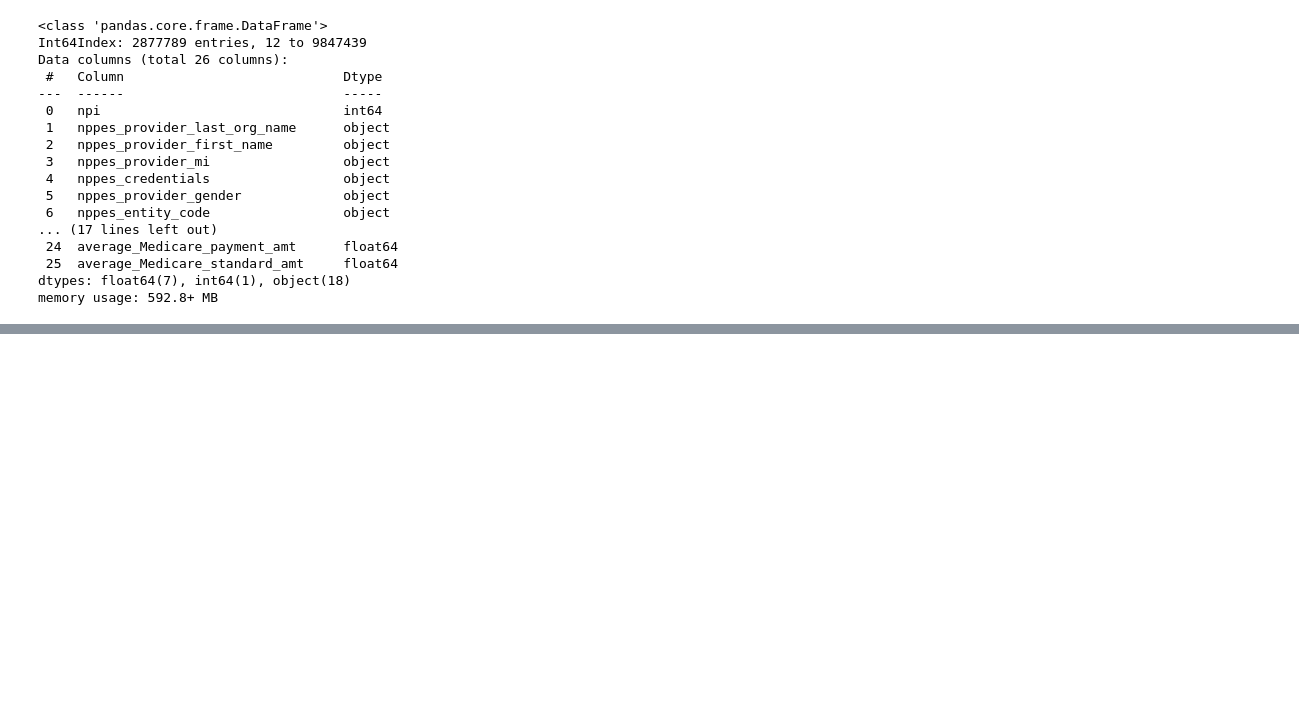
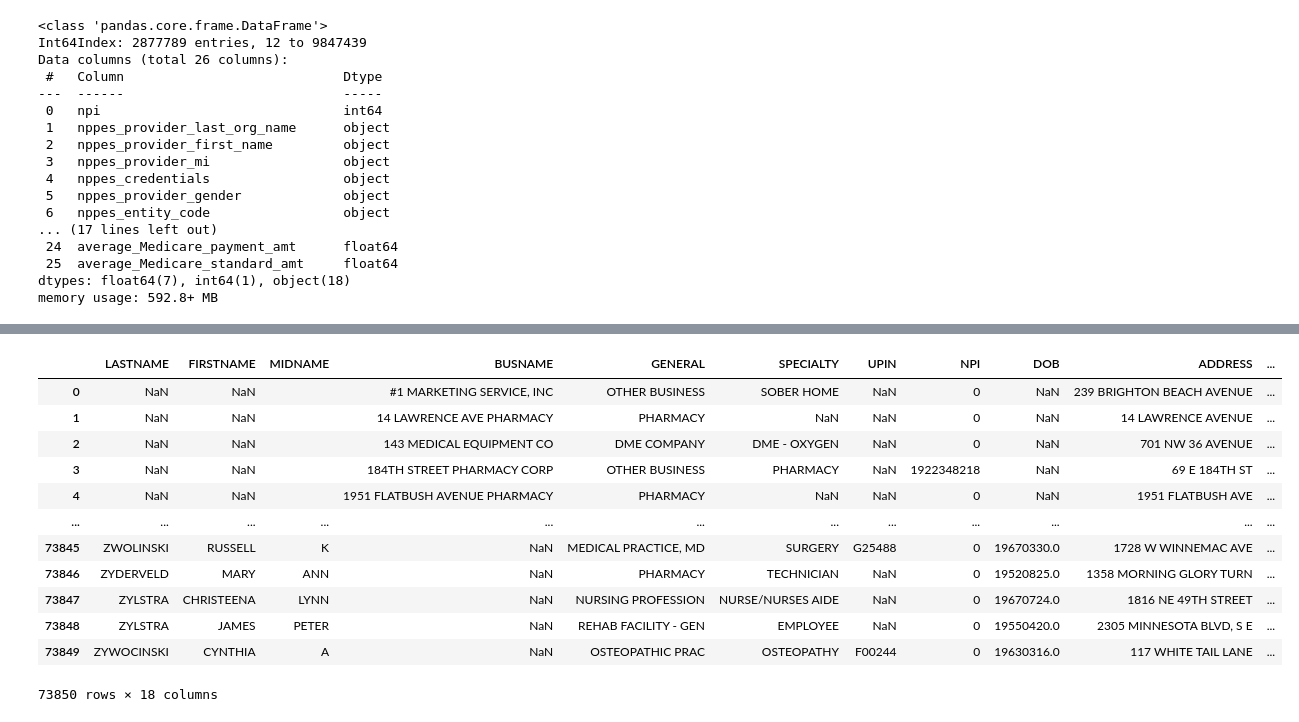
Before and after one commit to gleixners792/Final_Project, a Jupyter notebook: code/data_review_npi.ipynb, the cells around one changed output, grey strips where cells are left out. Cells and saved outputs as stored; diff of their text form; code cells hidden in the pictures; blank space fills up the shorter version.

```diff
--- a/code/data_review_npi.ipynb
+++ b/code/data_review_npi.ipynb
@@ -9,9 +9,7 @@ data_file2014 = "Medicare_Provider_Util_Payment_PUF_CY2014.txt"
 data_file2015 = "Medicare_Provider_Util_Payment_PUF_CY2015.txt"
 data_file2016 = "Medicare_Provider_Util_Payment_PUF_CY2016.txt"
 data_file2017 = "Medicare_Provider_Util_Payment_PUF_CY2017.txt"
-
-provider_1 = 0
-provider_2 = 1568476968
+data_updated = "UPDATED.csv"
 # %%
 #data_df = pd.read_csv(os.path.join("..", "Data", data_file2012),sep='\t', nrows=200000)
 data_df = pd.read_csv(os.path.join("..", "Data", data_file2012),sep='\t')
@@ -415,0 +438,3 @@ memory usage: 0.0+ bytes
+# %%
+updated_data_df = pd.read_csv(os.path.join("..", "Data", data_updated))
+updated_data_df.info()
@@ -415,0 +459,16 @@ memory usage: 0.0+ bytes
+# %%
+updated_data_df
+# %% [output]
+|  | LASTNAME | FIRSTNAME | MIDNAME | BUSNAME | GENERAL | SPECIALTY | UPIN | NPI | DOB | ADDRESS | ... |
+| 0 | NaN | NaN |  | #1 MARKETING SERVICE, INC | OTHER BUSINESS | SOBER HOME | NaN | 0 | NaN | 239 BRIGHTON BEACH AVENUE | ... |
+| 1 | NaN | NaN |  | 14 LAWRENCE AVE PHARMACY | PHARMACY | NaN | NaN | 0 | NaN | 14 LAWRENCE AVENUE | ... |
+| 2 | NaN | NaN |  | 143 MEDICAL EQUIPMENT CO | DME COMPANY | DME - OXYGEN | NaN | 0 | NaN | 701 NW 36 AVENUE | ... |
+| 3 | NaN | NaN |  | 184TH STREET PHARMACY CORP | OTHER BUSINESS | PHARMACY | NaN | 1922348218 | NaN | 69 E 184TH ST | ... |
+| 4 | NaN | NaN |  | 1951 FLATBUSH AVENUE PHARMACY | PHARMACY | NaN | NaN | 0 | NaN | 1951 FLATBUSH AVE | ... |
+| ... | ... | ... | ... | ... | ... | ... | ... | ... | ... | ... | ... |
+| 73845 | ZWOLINSKI | RUSSELL | K | NaN | MEDICAL PRACTICE, MD | SURGERY | G25488 | 0 | 19670330.0 | 1728 W WINNEMAC AVE | ... |
+| 73846 | ZYDERVELD | MARY | ANN | NaN | PHARMACY | TECHNICIAN | NaN | 0 | 19520825.0 | 1358 MORNING GLORY TURN | ... |
+| 73847 | ZYLSTRA | CHRISTEENA | LYNN | NaN | NURSING PROFESSION | NURSE/NURSES AIDE | NaN | 0 | 19670724.0 | 1816 NE 49TH STREET | ... |
+| 73848 | ZYLSTRA | JAMES | PETER | NaN | REHAB FACILITY - GEN | EMPLOYEE | NaN | 0 | 19550420.0 | 2305 MINNESOTA BLVD, S E | ... |
+| 73849 | ZYWOCINSKI | CYNTHIA | A | NaN | OSTEOPATHIC PRAC | OSTEOPATHY | F00244 | 0 | 19630316.0 | 117 WHITE TAIL LANE | ... |
+73850 rows × 18 columns
```
Also changed, not shown: parts of 20 cells of this notebook, 8 other files.
